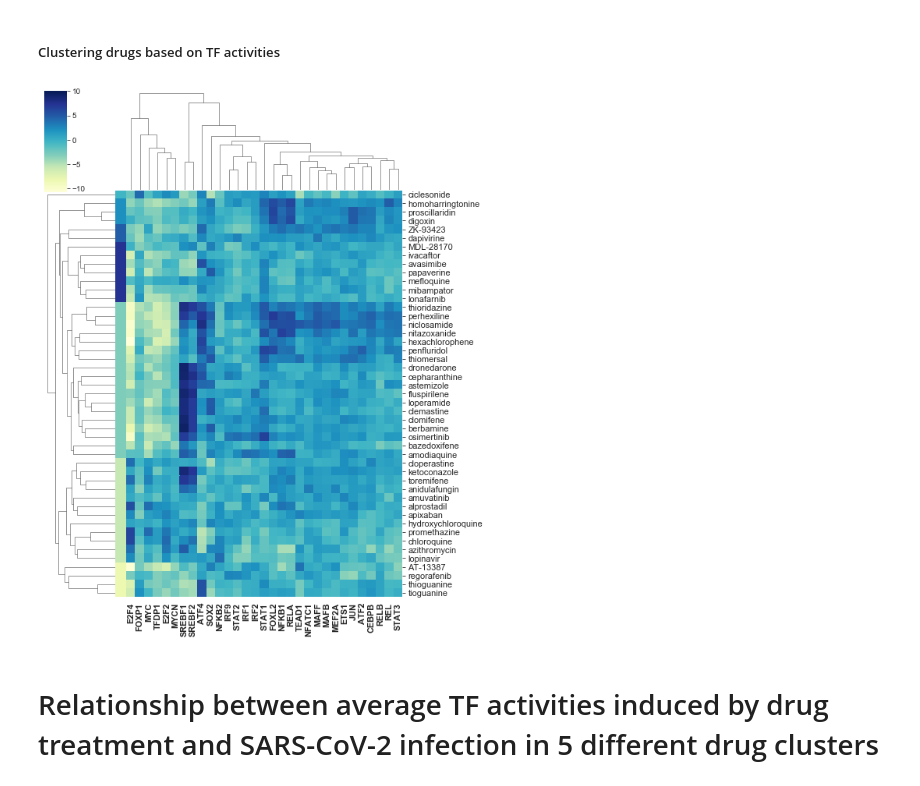
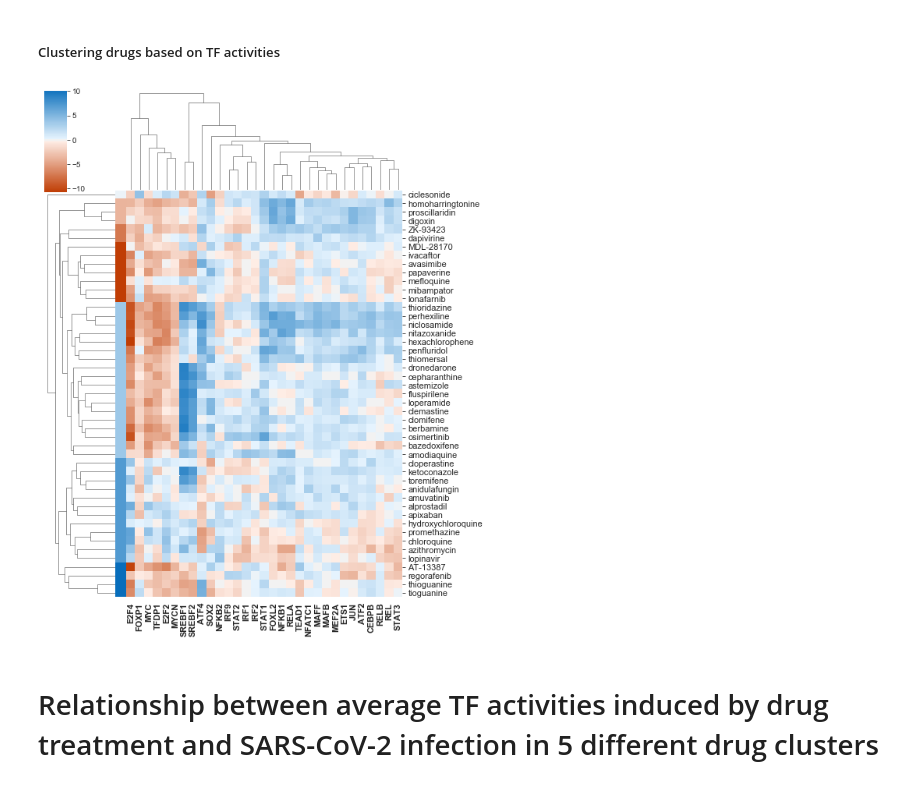
Before and after one commit to comp-sys-pharm/SARS-CoV-2-cholesterol, a Jupyter notebook: notebooks/2_Functional_analysis_of_virus_and_drug_signatures.ipynb, the cells around one changed output. Cells and saved outputs as stored; diff of their text form; code cells hidden in the pictures.

Commit message:
new colors

```diff
--- a/notebooks/2_Functional_analysis_of_virus_and_drug_signatures.ipynb
+++ b/notebooks/2_Functional_analysis_of_virus_and_drug_signatures.ipynb
@@ -19,0 +35,3 @@ sns.set_style("whitegrid")
+# %%
+custom_palette = sns.diverging_palette(19, 250, sep=5, s = 99, as_cmap=True, center = 'light', l = 45)
+custom_palette_notcmap = sns.diverging_palette(19, 250, sep=5, s = 99, center = 'light', l = 45, n= 7)
@@ -61,7 +98,7 @@ plt.show()
 # %% [markdown]
 # Drug signatures
 # %%
-chembl_drugs = pd.read_csv('../results/drugs/chembl_drugs.csv', sep=',', header=0, index_col=0)
+chembl_drugs = pd.read_csv('../data/effective_drugs/chembl_drugs.csv', sep=',', header=0, index_col=0)
 # %%
 effective_dugs = chembl_drugs['0'].values
 # %% [markdown]
@@ -86,7 +123,7 @@ clustering = linkage(drug_tf_activities.loc[effective_dugs],method='average')
 # %% [markdown]
 ###### Setting colors of clusters
 # %%
-pal = sns.color_palette("YlGnBu", 7)
+pal = sns.color_palette(custom_palette_notcmap, 7)
 cluster_colors = pal.as_hex()
 # %%
 cluster_dict = {}
@@ -102,14 +139,14 @@ model.fit(drug_tf_activities.loc[effective_dugs])
 model.fit_predict(drug_tf_activities.loc[effective_dugs])
 clusters = pd.Series(model.fit_predict(drug_tf_activities.loc[effective_dugs]),index=effective_dugs)
 # %%
-g = sns.clustermap(drug_tf_activities.loc[effective_dugs, changed_tfs], cmap='YlGnBu', xticklabels=True,
+g = sns.clustermap(drug_tf_activities.loc[effective_dugs, changed_tfs], cmap=custom_palette, xticklabels=True,
                    yticklabels=True, row_colors=clusters.map(cluster_dict), figsize=(8,10),
-                   row_linkage=clustering, vmax=10)
+                   row_linkage=clustering, vmax=10, center=0)
 g.ax_heatmap.set_xticklabels(g.ax_heatmap.get_xmajorticklabels(), fontsize = 11, fontweight = 'bold')
 g.ax_heatmap.set_yticklabels(g.ax_heatmap.get_ymajorticklabels(), fontsize = 11)
 plt.show()
 # %% [output]
-[figure, old version]
+[figure, new version]
 # %% [markdown]
 # Relationship between average TF activities induced by drug treatment and SARS-CoV-2 infection in 5 different drug clusters
 # %%
```
Also changed, not shown: parts of 14 cells of this notebook.
